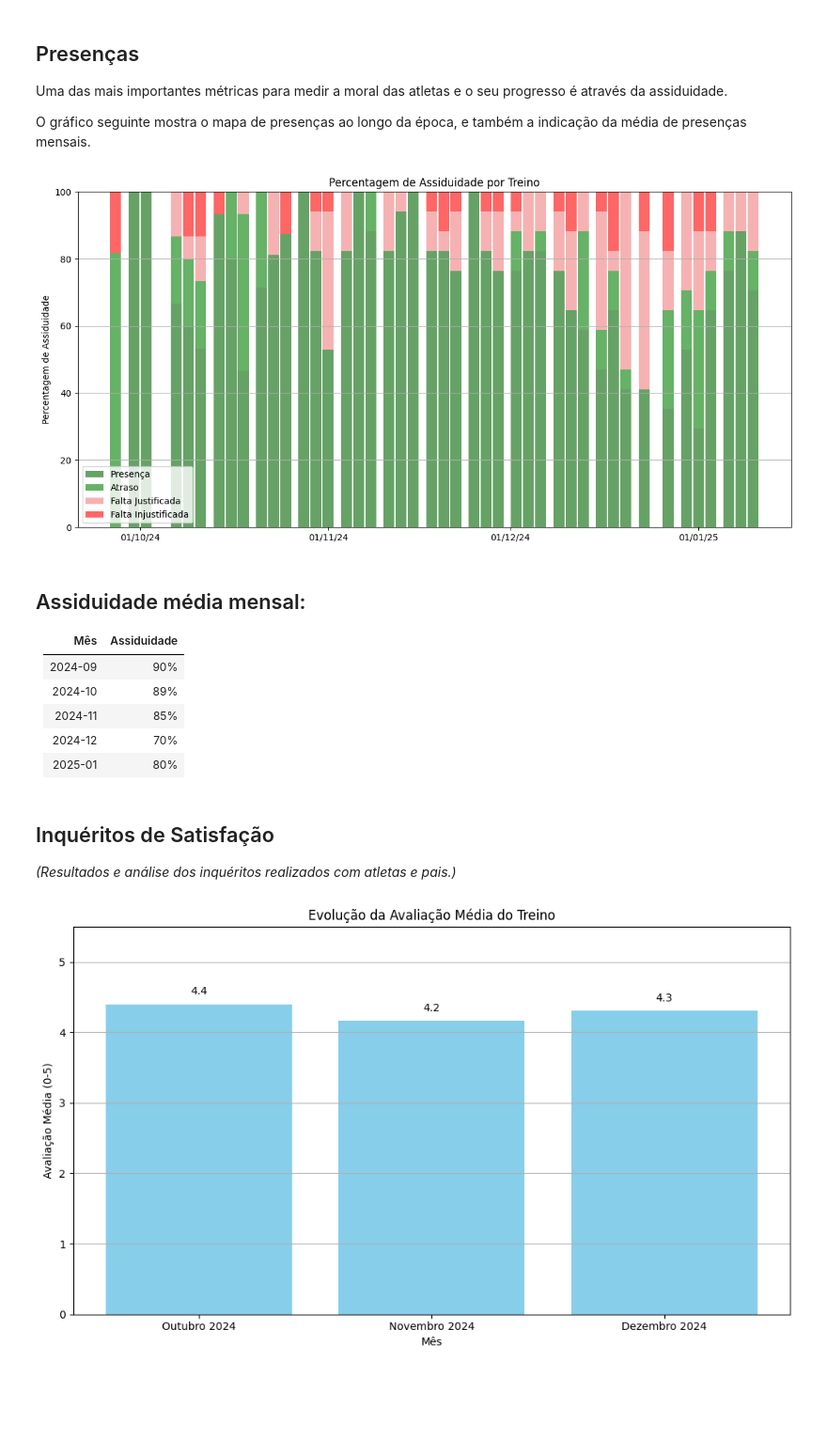
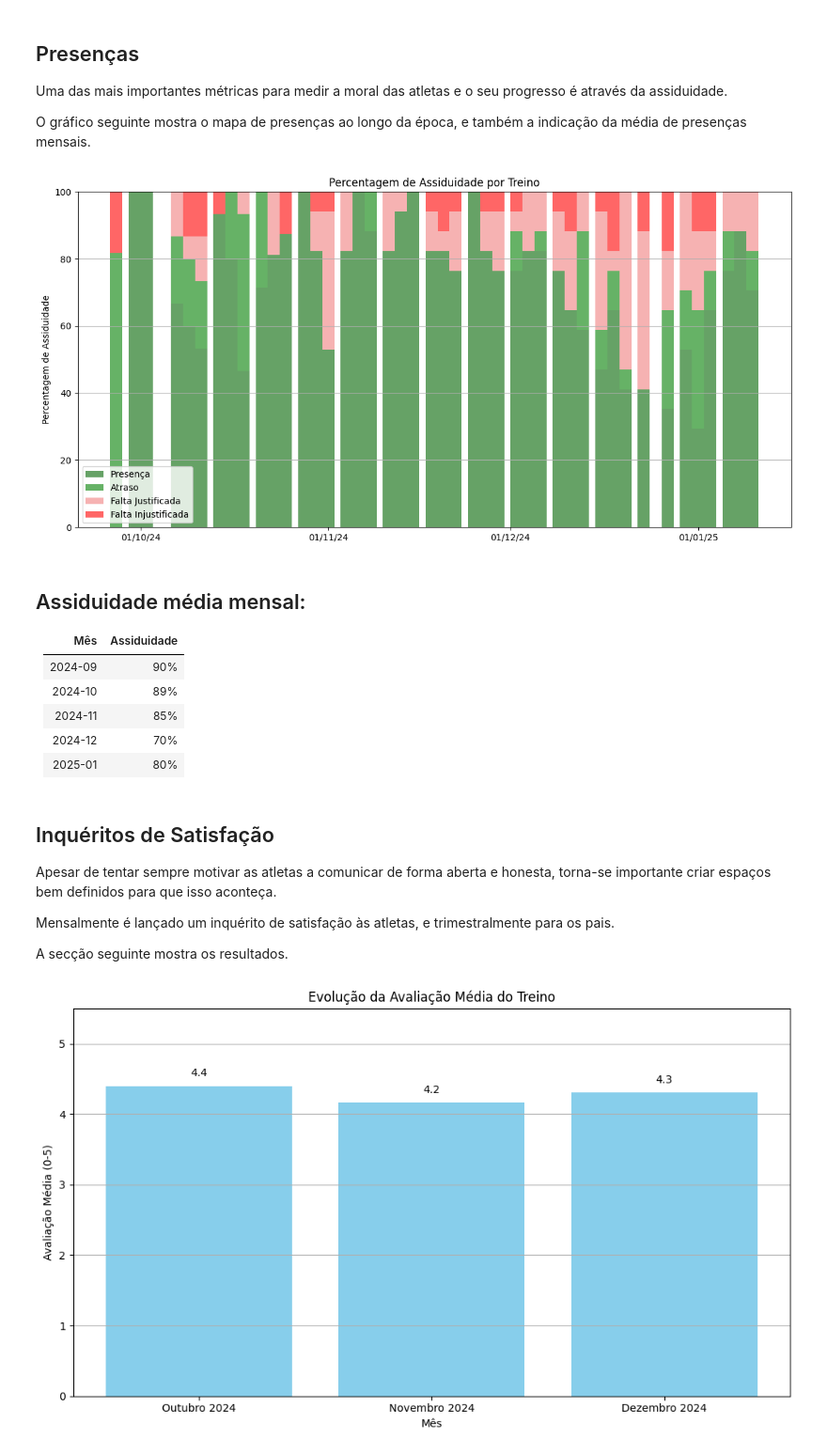
Before and after one commit to pmalves/coach-report-lv1, a Jupyter notebook: Dossier_de_Estágio_Pedro_Alves.ipynb, the cells around one changed output. Shown at 94% size. Saved outputs shown, nothing was run; the diff lists cells and outputs as text; code cells hidden in the pictures; blank space fills up the shorter version.

```diff
--- a/Dossier_de_Estágio_Pedro_Alves.ipynb
+++ b/Dossier_de_Estágio_Pedro_Alves.ipynb
@@ -503,7 +503,7 @@ session_summary = pd.DataFrame(session_data)
 plt.figure(figsize=(12, 6))
 
 # Adjust the 'width' parameter here
-bar_width = 1.8  # Adjust this value to control bar width
+bar_width = 2  # Adjust this value to control bar width
 alpha = 0.6
 
 # Plot each attendance type as a stacked bar with specified width
@@ -525,34 +525,34 @@ plt.legend()
 plt.tight_layout()
 
 # Show the chart
 plt.show()
 
 
 # 1. Convert 'Date' column to datetime objects
 session_summary['Date'] = pd.to_datetime(session_summary['Date'])
 
 # 2. Calculate Total Attendance (P + L) for each session
 session_summary['Total Attendance'] = session_summary['P'] + session_summary['L']
 
 # 3. Group by month and calculate the average of 'Total Attendance'
 monthly_attendance = session_summary.groupby(session_summary['Date'].dt.to_period('M'))['Total Attendance'].mean()
 
 # 4. Reset index to make 'Date' a regular column
 monthly_attendance = monthly_attendance.reset_index()
 
 # 5. Rename columns for better readability
 monthly_attendance.columns = ['Mês', 'Assiduidade']
 
 # --- Updated part ---
 # 6. Round 'Average Attendance' to the nearest integer and add '%'
 monthly_attendance['Assiduidade'] = monthly_attendance['Assiduidade'].astype(int).astype(str) + '%'
 # --- End of updated part ---
 
 # 7. Display the Markdown table
 monthly_attendance_md = monthly_attendance.to_markdown(index=False)
 display(Markdown(f"## Assiduidade média mensal:\n\n{monthly_attendance_md}"))
 # %% [output]
-[figure, old version]
+[figure, new version]
 ## Assiduidade média mensal:
 
 | Mês     | Assiduidade   |
@@ -562,9 +562,14 @@ display(Markdown(f"## Assiduidade média mensal:\n\n{monthly_attendance_md}"))
 | 2024-11 | 85%           |
 | 2024-12 | 70%           |
 | 2025-01 | 80%           |
-# %% [markdown]
-## Inquéritos de Satisfação
-*(Resultados e análise dos inquéritos realizados com atletas e pais.)*
+# %% [markdown]
+## Inquéritos de Satisfação
+
+Apesar de tentar sempre motivar as atletas a comunicar de forma aberta e honesta, torna-se importante criar espaços bem definidos para que isso aconteça.
+
+Mensalmente é lançado um inquérito de satisfação às atletas, e trimestralmente para os pais.
+
+A secção seguinte mostra os resultados.
 # %%
 #@title Evolução do rating atribuído pelas atletas
 
```
Also changed, not shown: parts of 3 cells of this notebook.
